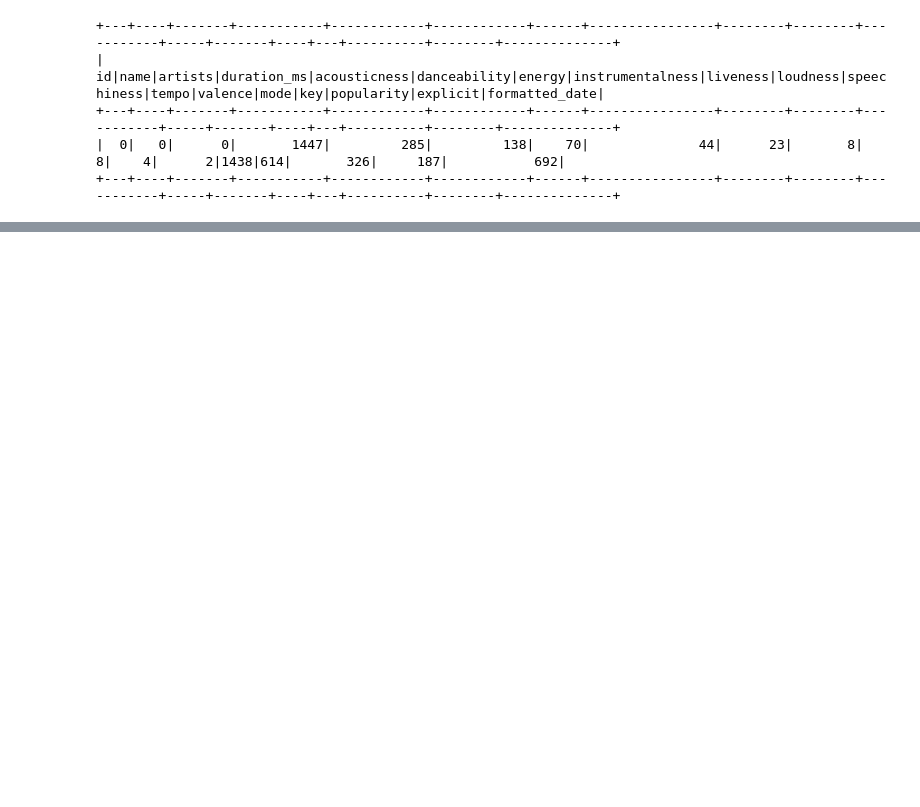
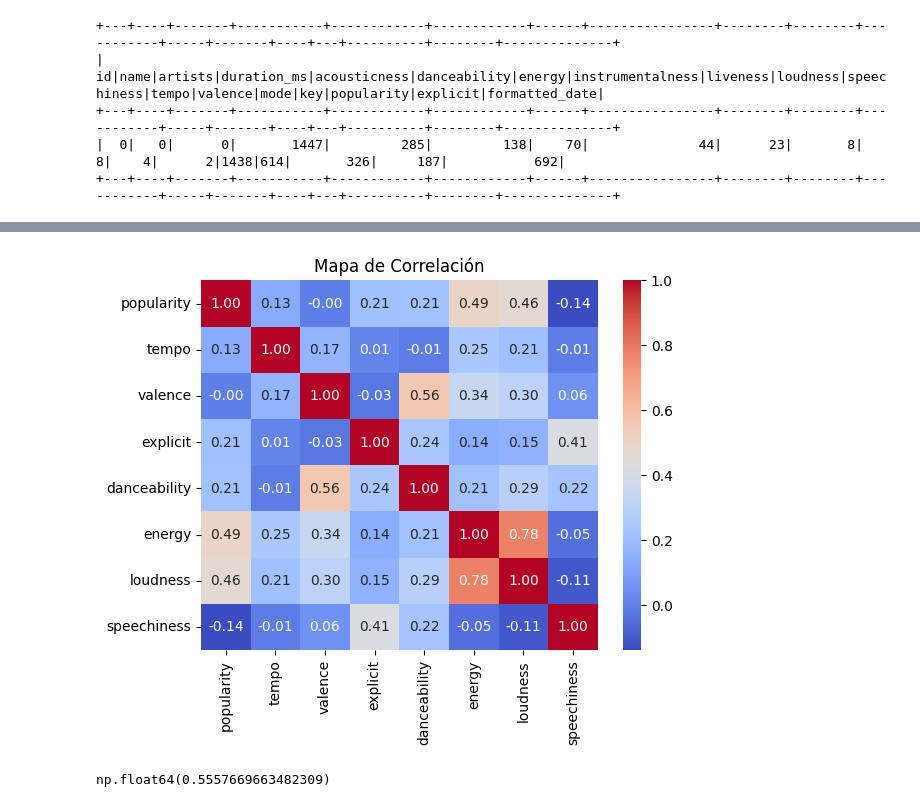
Before and after one commit to projects-data-engineer/spotify-pyspark, a Jupyter notebook: spotify.ipynb, the cells around one changed output, grey strips where cells are left out. Saved outputs shown, nothing was run; the diff lists cells and outputs as text; code cells hidden in the pictures; blank space fills up the shorter version.

```diff
--- a/spotify.ipynb
+++ b/spotify.ipynb
@@ -339,0 +420,12 @@ null_counts.show()
+# %%
+correlation_matrix = df_pandas[['popularity', 'tempo', 'valence',"explicit","danceability","energy","loudness", "speechiness"]].corr()
+
+sns.heatmap(correlation_matrix, annot=True, cmap='coolwarm', fmt='.2f')
+plt.title('Mapa de Correlación')
+plt.show()
+# %% [output]
+[figure, added]
+# %%
+df_pandas['danceability'].corr(df_pandas['valence'])
+# %% [output]
+np.float64(0.5557669663482309)
```
Also changed, not shown: parts of 49 cells of this notebook, 18 other files.
